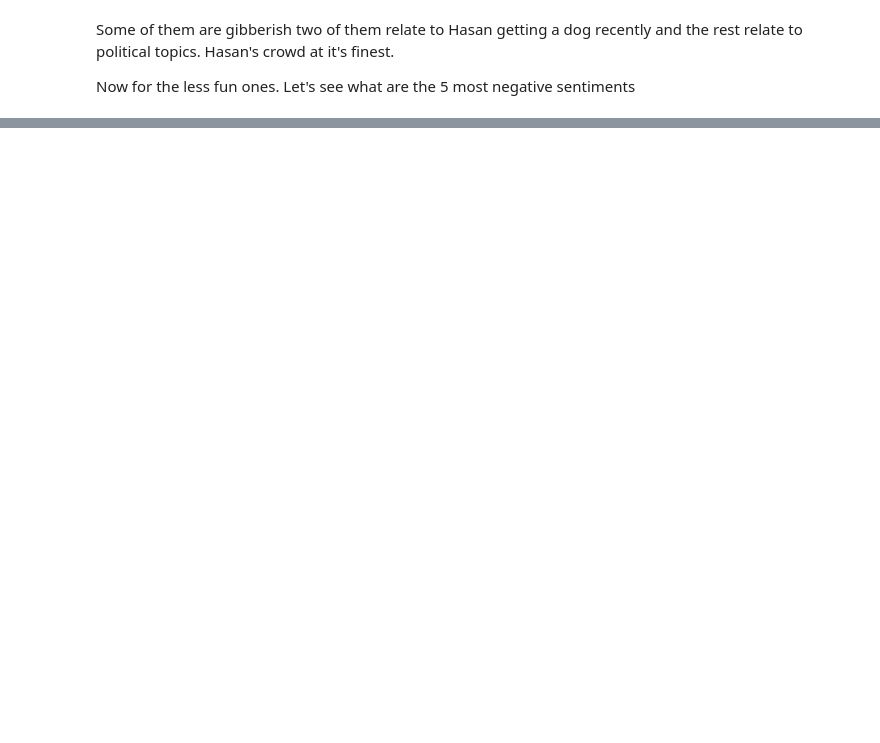
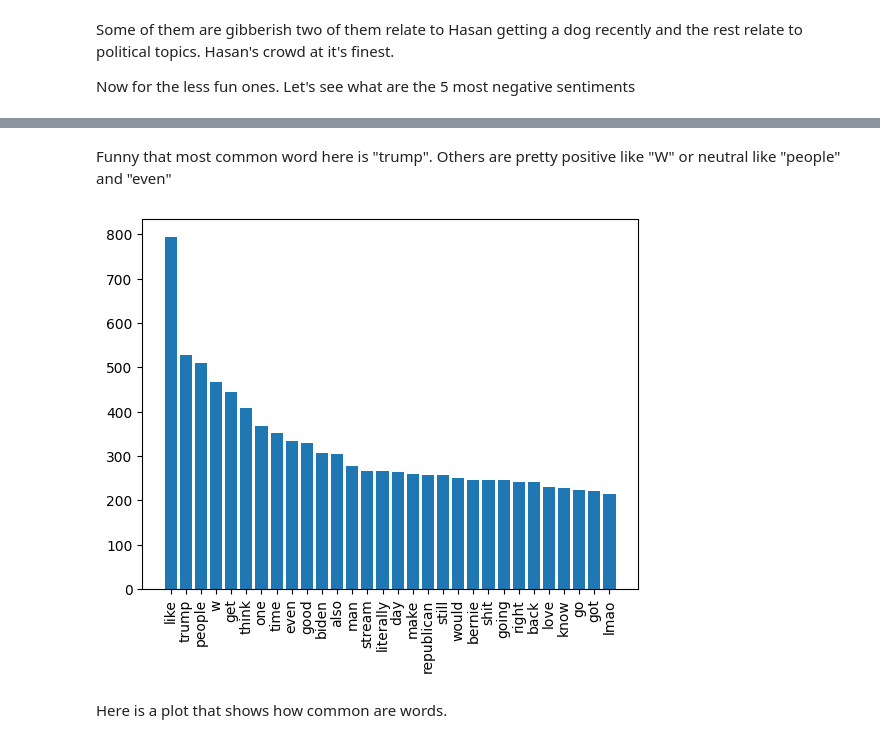
Before and after one commit to hubcio2115/ai, a Jupyter notebook: projekt3/main.ipynb, the cells around one changed output, grey strips where cells are left out. Cells and saved outputs as stored; diff of their text form; code cells hidden in the pictures; blank space fills up the shorter version.

```diff
--- a/projekt3/main.ipynb
+++ b/projekt3/main.ipynb
@@ -373,0 +528,22 @@ Wow, three of them relate to guns in US. One is about the war in Ukraine and the
+# %% [markdown]
+Funny that most common word here is "trump". Others are pretty positive like "W" or neutral like "people" and "even"
+# %%
+dictionary = {}
+for w in all_words:
+    if w in dictionary:
+        dictionary[w] += 1
+    else:
+        dictionary[w] = 1
+
+list_of_tuples = [(k, v) for k, v in dictionary.items()]
+list_of_tuples.sort(key=lambda tup: tup[1], reverse=True)
+
+top_10 = list_of_tuples[:30]
+
+plt.bar([t[0] for t in top_10], [t[1] for t in top_10])
+plt.xticks(rotation=90)
+plt.show()
+# %% [output]
+[figure, added]
+# %% [markdown]
+Here is a plot that shows how common are words.
```
Also changed, not shown: parts of 35 cells of this notebook, 2 other files.
